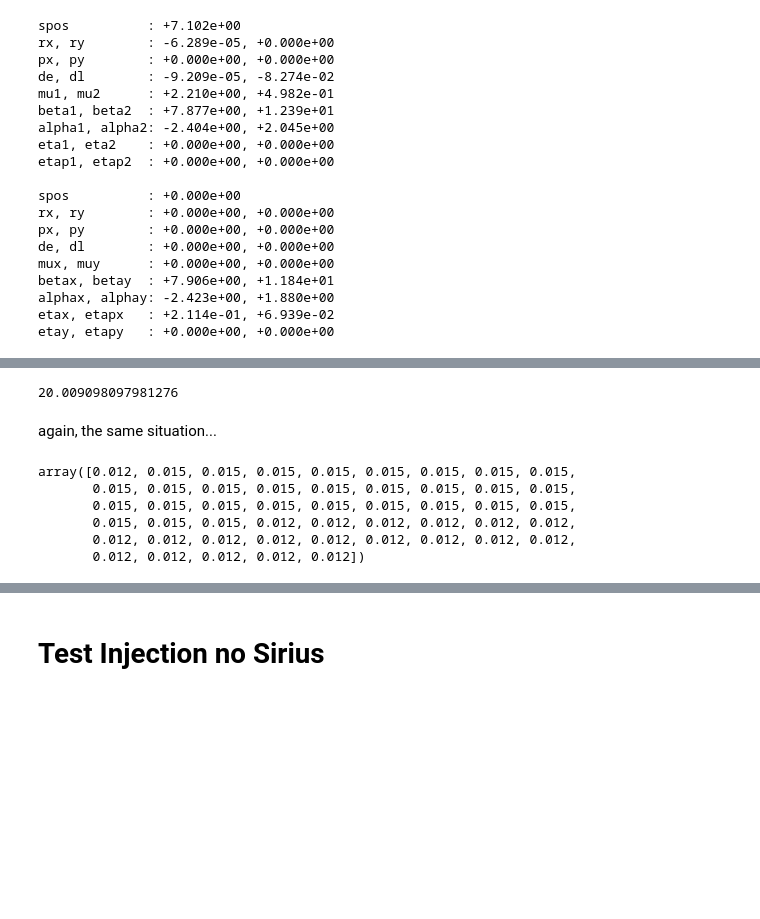
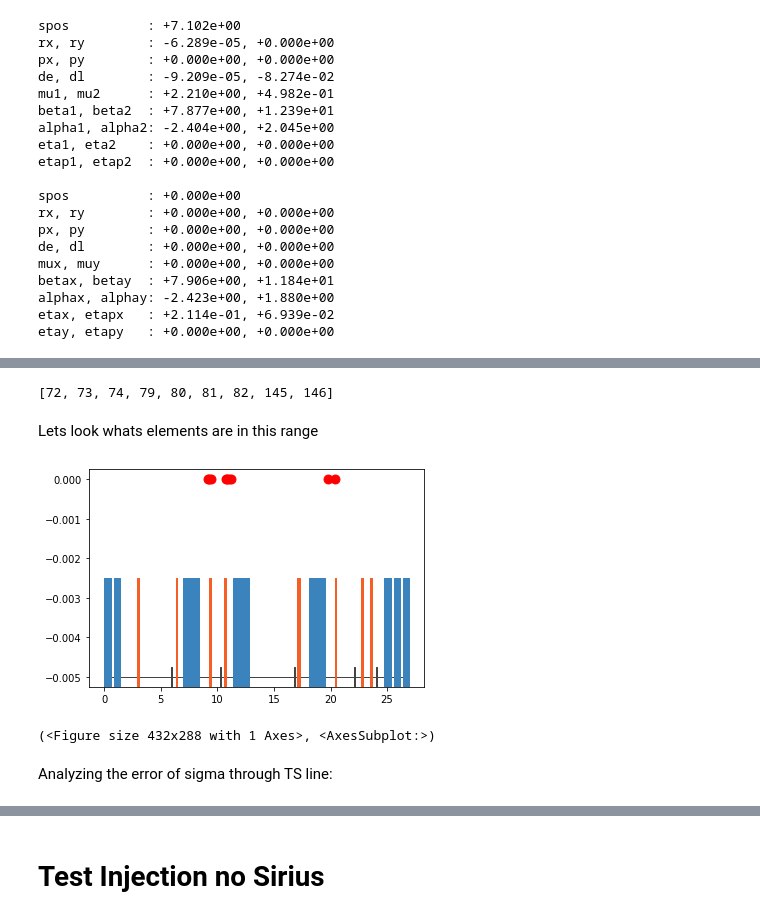
Before and after one commit to lnls-fac/apsuite, a Jupyter notebook: apsuite/sirius_injection/injection_nb_tests.ipynb, the cells around one changed output, grey strips where cells are left out. Cells and saved outputs as stored; diff of their text form; code cells hidden in the pictures; blank space fills up the shorter version.

```diff
--- a/apsuite/sirius_injection/injection_nb_tests.ipynb
+++ b/apsuite/sirius_injection/injection_nb_tests.ipynb
@@ -115,8 +114,8 @@ Checking ideal bunch propagation
 from diagnostics import calc_ellipse_equation
 twiss = injsys._ts_twiss
 eq_params = injsys._bo_eqparams
-alpha = twiss.alphax[-1]
-beta = twiss.betax[-1]
+alpha = twiss.alphax
+beta = twiss.betax
 gamma = (1 + alpha**2)/beta
 emitx = eq_params.emit1
-x,x_,eq = calc_ellipse_equation(gamma,alpha,beta,emitx,injsys._bunch[0,:], injsys._bunch[1,:])
+#x,x_,eq = calc_ellipse_equation(gamma,alpha,beta,emitx,injsys._bunch[0,:], injsys._bunch[1,:])
@@ -137,13 +123,0 @@ So, for some reason, we can't form a emmitance ellipse with the twiss parameters
-# %%
-twiss = injsys._ts_twiss[0]
-alpha = twiss.alphax
-beta = twiss.betax
-gamma = (1+ alpha**2)/beta
-
-A = gamma
-B = 2*alpha
-B**2 - 4*A
-# %% [output]
-20.009098097981276
-# %% [markdown]
-again, the same situation...
@@ -152,10 +124,25 @@ hmax_array = pa.lattice.get_attribute(injsys._ts, attribute_name='hmax')
-# %%
-#The physical aperture diverges at index 0 and index >= 30
-hmax_array[:50]
-# %% [output]
-array([0.012, 0.015, 0.015, 0.015, 0.015, 0.015, 0.015, 0.015, 0.015,
-       0.015, 0.015, 0.015, 0.015, 0.015, 0.015, 0.015, 0.015, 0.015,
-       0.015, 0.015, 0.015, 0.015, 0.015, 0.015, 0.015, 0.015, 0.015,
-       0.015, 0.015, 0.015, 0.012, 0.012, 0.012, 0.012, 0.012, 0.012,
-       0.012, 0.012, 0.012, 0.012, 0.012, 0.012, 0.012, 0.012, 0.012,
-       0.012, 0.012, 0.012, 0.012, 0.012])
+# %%
+ts_length = len(injsys._ts)
+negative_idx = []
+for i in range(ts_length):
+    A = gamma[i]
+    B = 2*alpha[i]
+    term = B**2 - 4*A
+    if term<0:
+        negative_idx.append(i)
+print(negative_idx)
+# %% [output]
+[72, 73, 74, 79, 80, 81, 82, 145, 146]
+# %% [markdown]
+Lets look whats elements are in this range
+# %%
+ts_spos = pa.lattice.find_spos(injsys._ts)
+negative_ts_spos = ts_spos[negative_idx]
+markers = np.zeros([1, len(negative_ts_spos)])
+plt.scatter(negative_ts_spos, markers, c='r', s=80)
+pa.graphics.draw_lattice(injsys._ts, height=0.005, offset=-0.005, gca=True)
+# %% [output]
+[figure, added]
+(<Figure size 432x288 with 1 Axes>, <AxesSubplot:>)
+# %% [markdown]
+Analyzing the error of sigma through TS line:
```
Also changed, not shown: parts of 17 cells of this notebook.
